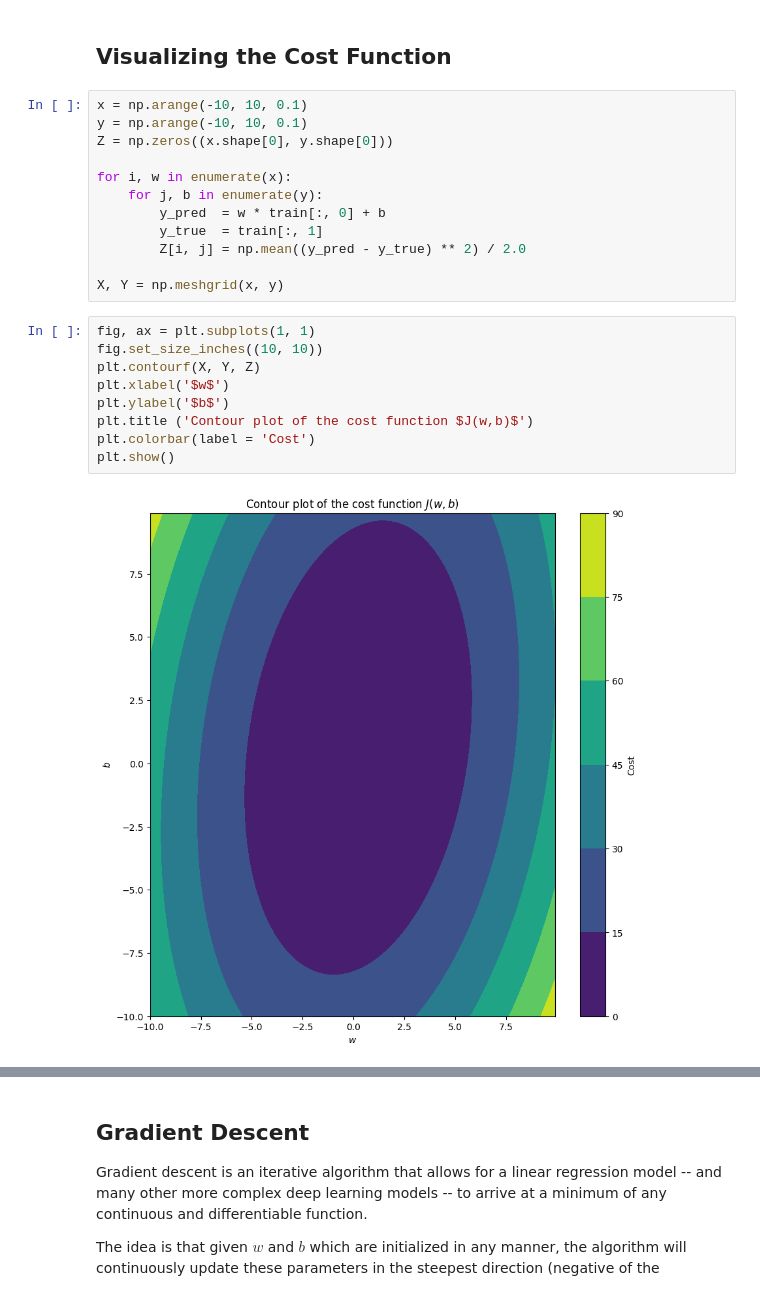
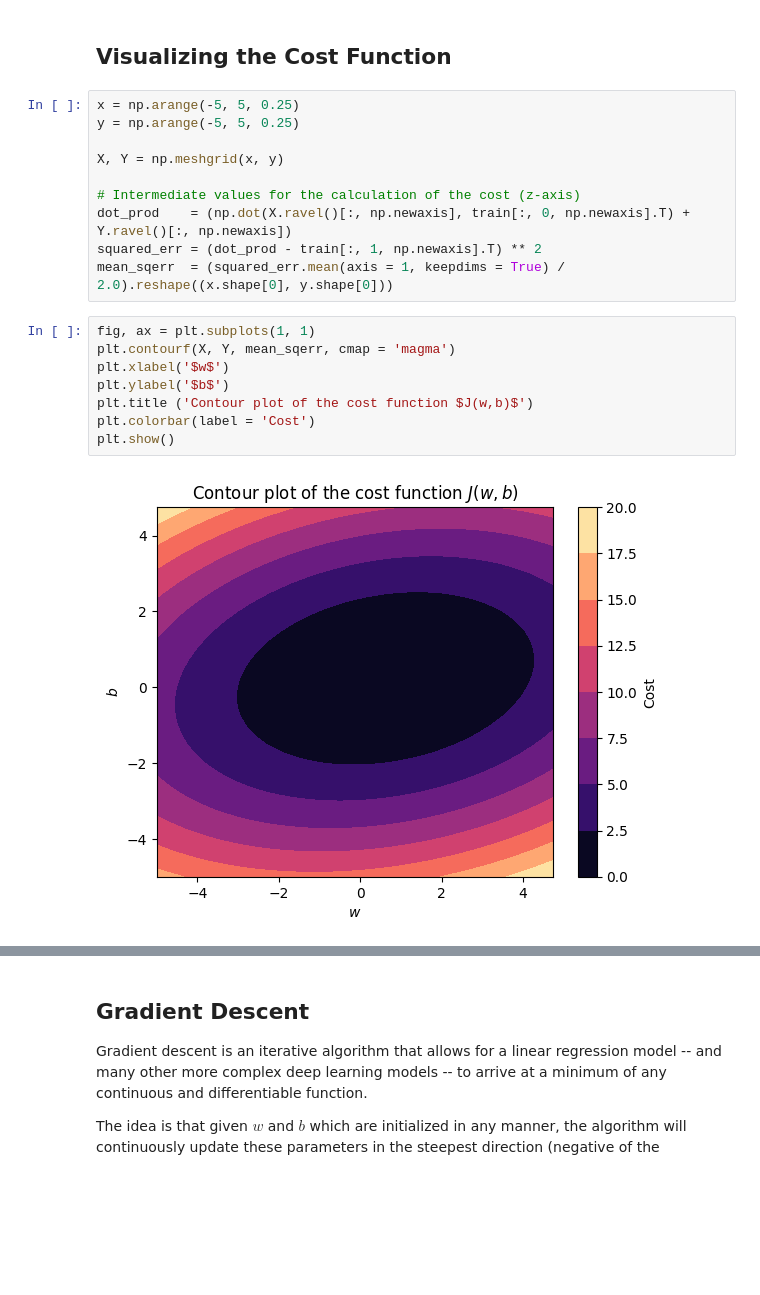
Before and after one commit to UAFederez/MachineLearning, a Jupyter notebook: 01-Univariate_Linear_Regression.ipynb, the cells around one changed output, grey strips where cells are left out. Cells and saved outputs as stored; diff of their text form; blank space fills up the shorter version.

```diff
--- a/01-Univariate_Linear_Regression.ipynb
+++ b/01-Univariate_Linear_Regression.ipynb
@@ -67,26 +67,23 @@ plt.show()
 # %% [markdown]
 ## Visualizing the Cost Function
 # %%
-x = np.arange(-10, 10, 0.1)
-y = np.arange(-10, 10, 0.1)
-Z = np.zeros((x.shape[0], y.shape[0]))
-
-for i, w in enumerate(x):
-    for j, b in enumerate(y):
-        y_pred  = w * train[:, 0] + b
-        y_true  = train[:, 1]
-        Z[i, j] = np.mean((y_pred - y_true) ** 2) / 2.0
+x = np.arange(-5, 5, 0.25)
+y = np.arange(-5, 5, 0.25)
 
 X, Y = np.meshgrid(x, y)
+
+# Intermediate values for the calculation of the cost (z-axis)
+dot_prod    = (np.dot(X.ravel()[:, np.newaxis], train[:, 0, np.newaxis].T) + Y.ravel()[:, np.newaxis])
+squared_err = (dot_prod - train[:, 1, np.newaxis].T) ** 2
+mean_sqerr  = (squared_err.mean(axis = 1, keepdims = True) / 2.0).reshape((x.shape[0], y.shape[0]))
 # %%
 fig, ax = plt.subplots(1, 1)
-fig.set_size_inches((10, 10))
-plt.contourf(X, Y, Z)
+plt.contourf(X, Y, mean_sqerr, cmap = 'magma')
 plt.xlabel('$w$')
 plt.ylabel('$b$')
 plt.title ('Contour plot of the cost function $J(w,b)$')
 plt.colorbar(label = 'Cost')
 plt.show()
 # %% [output]
-[figure, old version]
+[figure, new version]
 # %%
```
Also changed, not shown: parts of 10 cells of this notebook, 2 other files.
